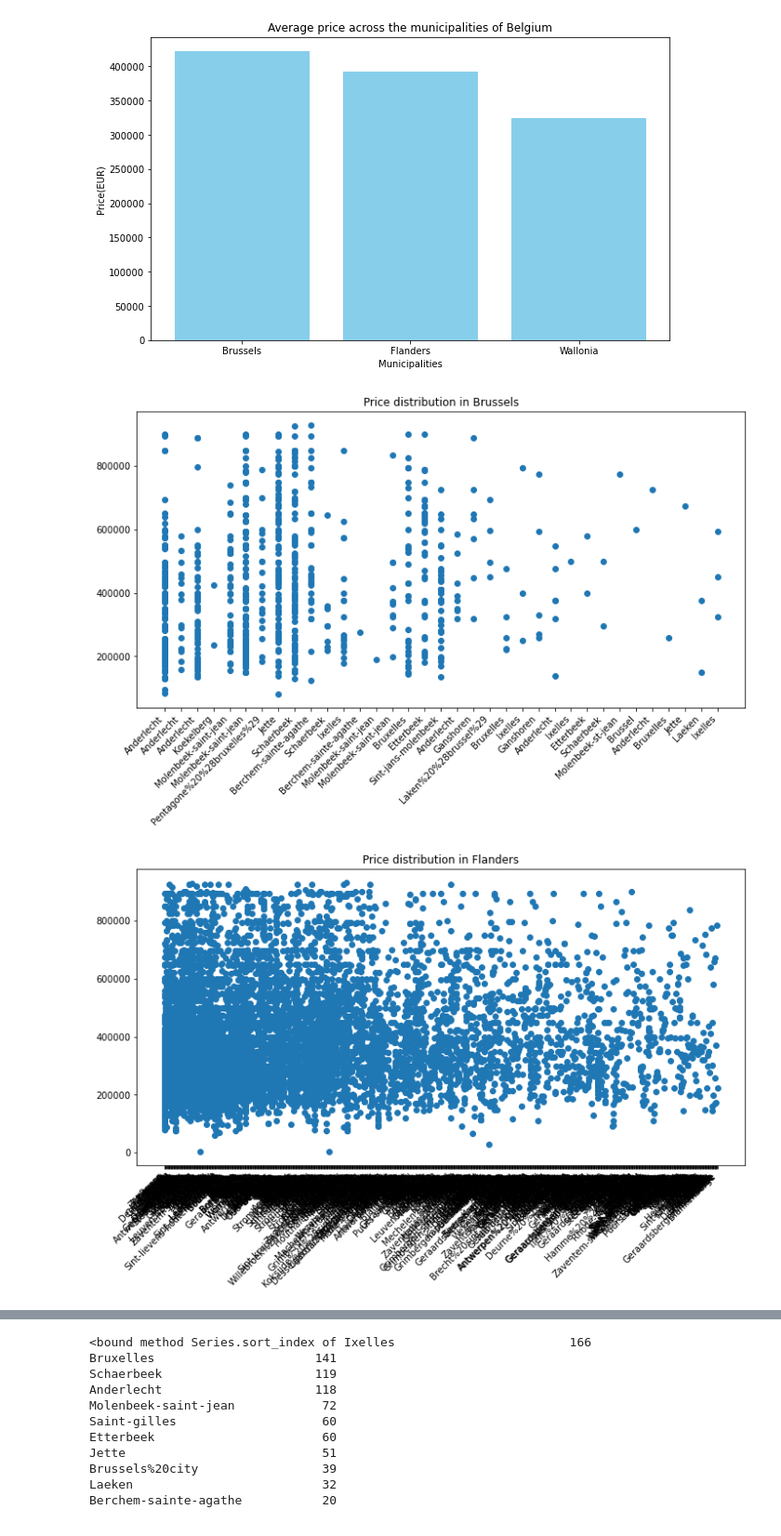
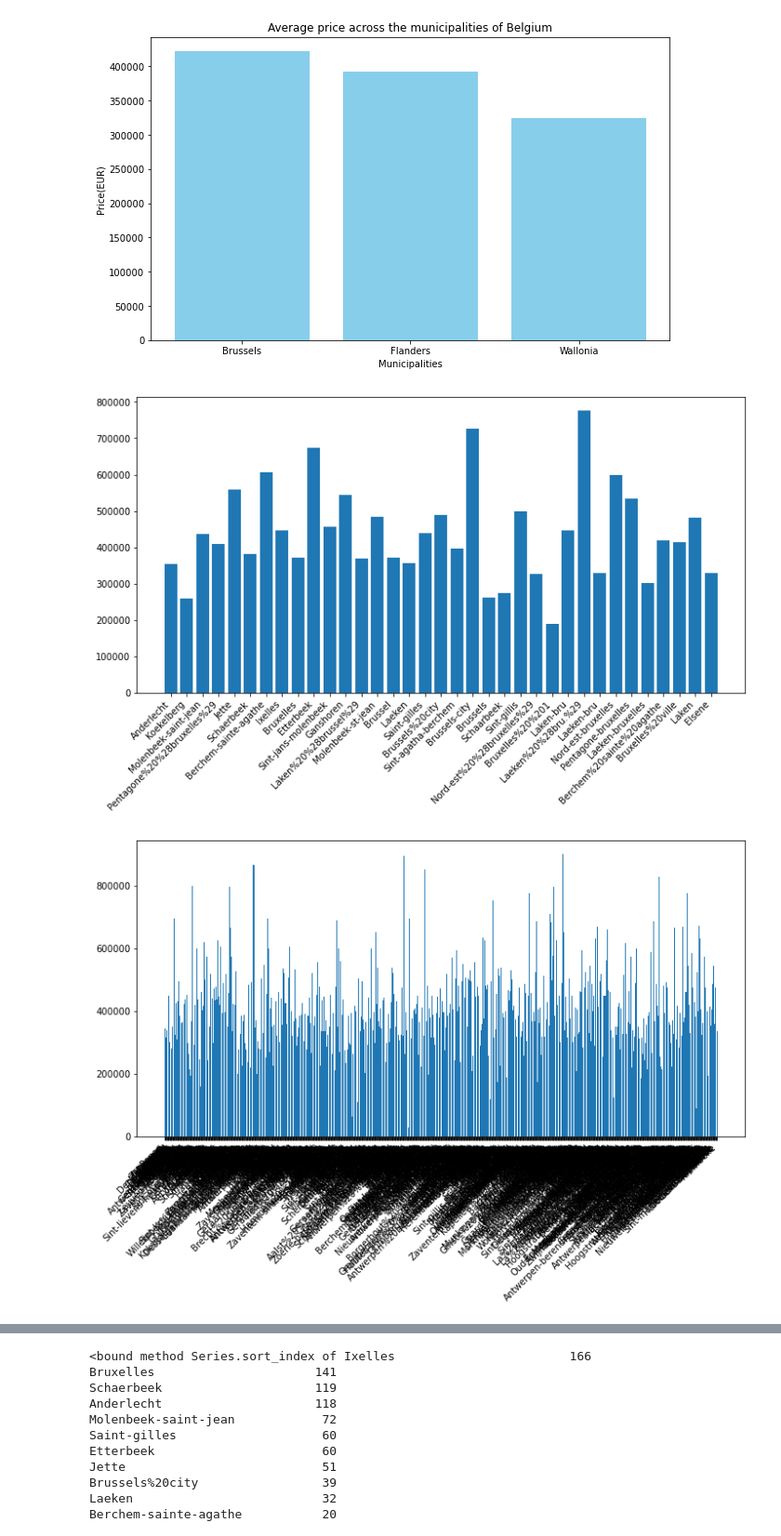
Before and after one commit to jduffy93/immo-eliza-the_chaincoders, a Jupyter notebook: analysis/seaborn_playground.ipynb, the cells around one changed output, grey strips where cells are left out. Shown at 93% size. Saved outputs shown, nothing was run; the diff lists cells and outputs as text; code cells hidden in the pictures.

Commit message:
some more graphs

```diff
--- a/analysis/seaborn_playground.ipynb
+++ b/analysis/seaborn_playground.ipynb
@@ -490,13 +490,15 @@ plt.show()
 # %% [output]
 [figure]
 # %%
+grouped_data = immo_subset_mun.groupby(["Municipality", "Locality"]).mean().reset_index()
+
 for municipality, data in immo_subset_mun.groupby("Municipality"):
     fig, ax = plt.subplots(figsize = (12,6))
-    ax.scatter(data["Locality"], data["Price"], label=municipality)
-    ax.set_xticklabels(data["Locality"], rotation=45, ha='right')
-    ax.set_title (f"Price distribution in {municipality}")
-
+    unique_localities = data["Locality"].unique()
+    ax.bar(range(len(unique_localities)), data.groupby("Locality").mean()["Price"], label=municipality)
+    ax.set_xticks(range(len(unique_localities)))
+    ax.set_xticklabels(unique_localities, rotation=45, ha='right')
 plt.show()
 # %% [output]
-[figure, old version]
+[figure, new version]
-[figure, old version]
+[figure, new version]
```
Also changed, not shown: parts of 2 cells of this notebook.
